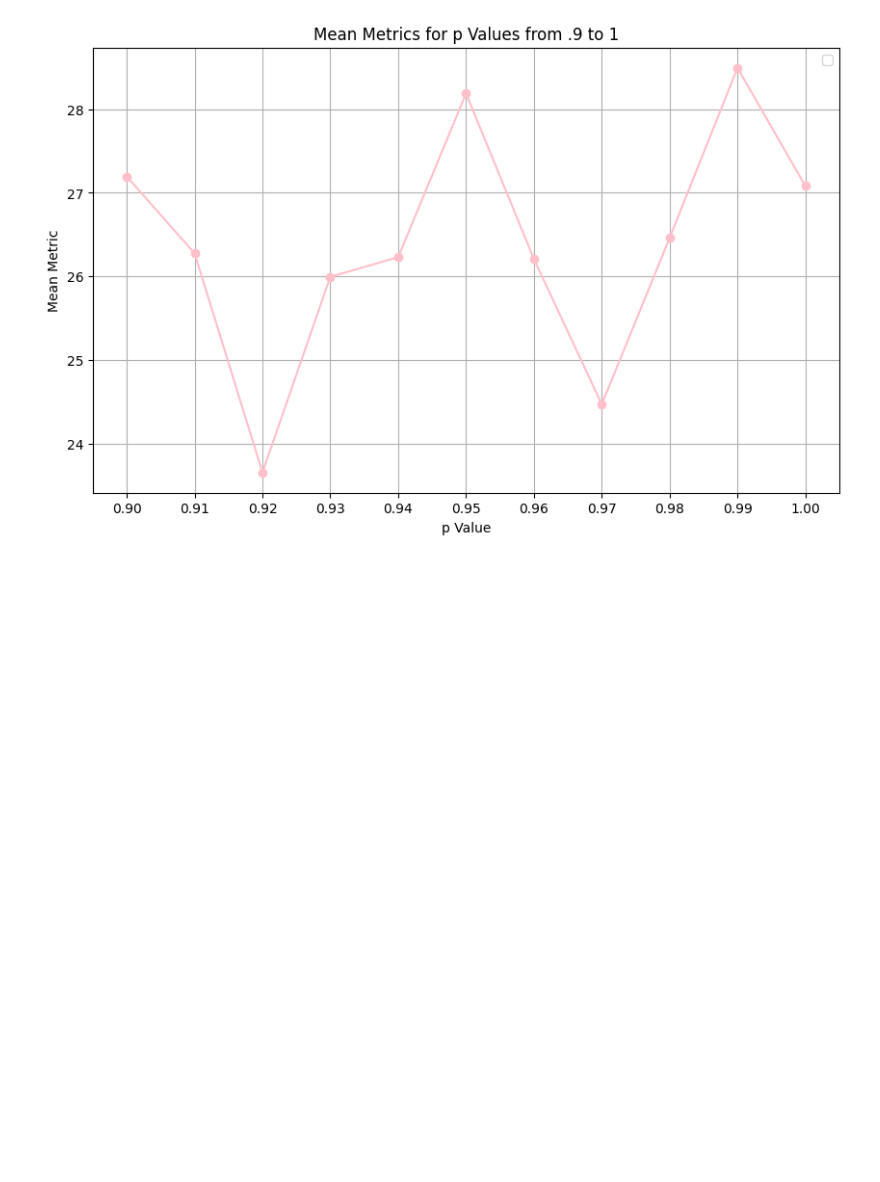
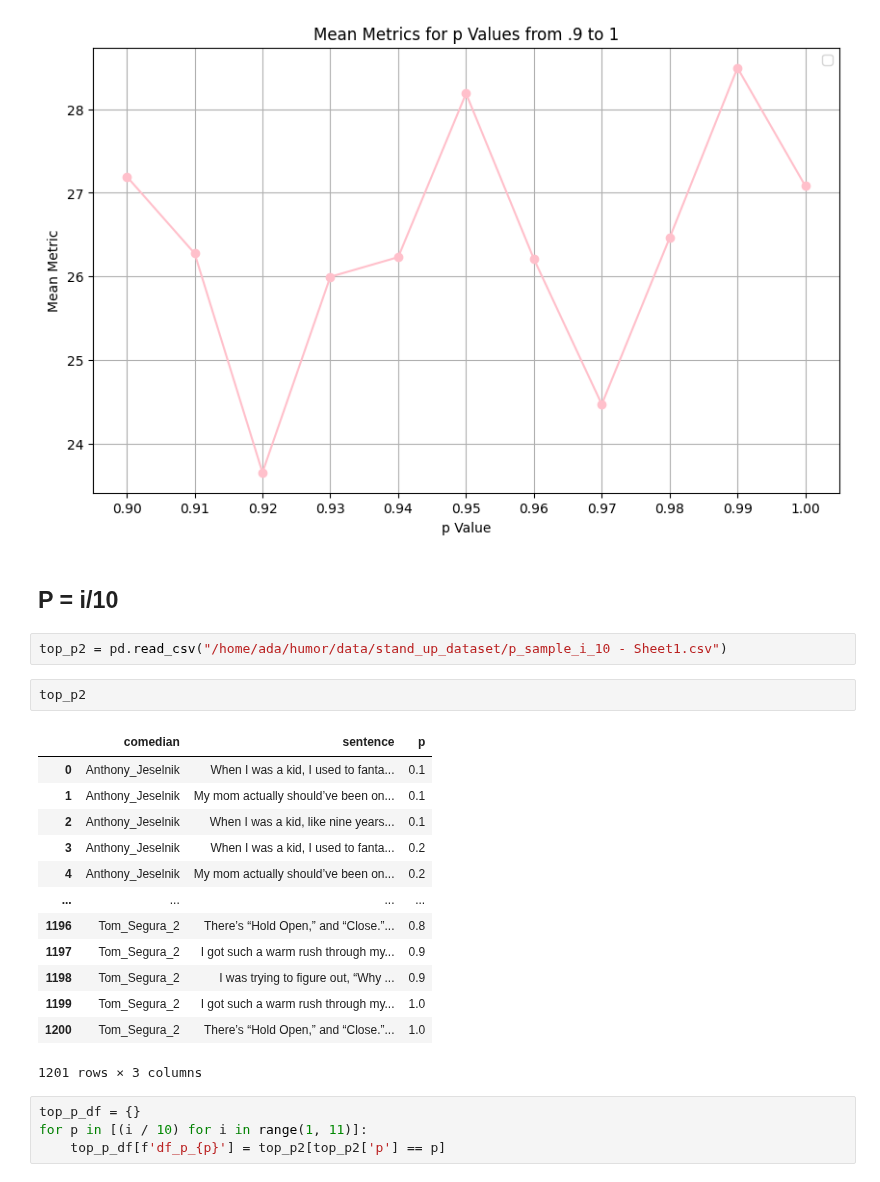
Before and after one commit to swaggirl9000/humor, a Jupyter notebook: notebooks/base_metric_comparison.ipynb, the cells around one changed output. Saved outputs shown, nothing was run; the diff lists cells and outputs as text; blank space fills up the shorter version.

```diff
--- a/notebooks/base_metric_comparison.ipynb
+++ b/notebooks/base_metric_comparison.ipynb
@@ -967,3 +967,27 @@ plt.show()
 # %% [output]
 No artists with labels found to put in legend.  Note that artists whose label start with an underscore are ignored when legend() is called with no argument.
 [figure]
+# %% [markdown]
+## P = i/10
+# %%
+top_p2 = pd.read_csv("/home/ada/humor/data/stand_up_dataset/p_sample_i_10 - Sheet1.csv")
+# %%
+top_p2
+# %% [output]
+|  | comedian | sentence | p |
+| 0 | Anthony_Jeselnik | When I was a kid, I used to fanta... | 0.1 |
+| 1 | Anthony_Jeselnik | My mom actually should’ve been on... | 0.1 |
+| 2 | Anthony_Jeselnik | When I was a kid, like nine years... | 0.1 |
+| 3 | Anthony_Jeselnik | When I was a kid, I used to fanta... | 0.2 |
+| 4 | Anthony_Jeselnik | My mom actually should’ve been on... | 0.2 |
+| ... | ... | ... | ... |
+| 1196 | Tom_Segura_2 | There’s “Hold Open,” and “Close.”... | 0.8 |
+| 1197 | Tom_Segura_2 | I got such a warm rush through my... | 0.9 |
+| 1198 | Tom_Segura_2 | I was trying to figure out, “Why ... | 0.9 |
+| 1199 | Tom_Segura_2 | I got such a warm rush through my... | 1.0 |
+| 1200 | Tom_Segura_2 | There’s “Hold Open,” and “Close.”... | 1.0 |
+1201 rows × 3 columns
+# %%
+top_p_df = {}
+for p in [(i / 10) for i in range(1, 11)]:
+    top_p_df[f'df_p_{p}'] = top_p2[top_p2['p'] == p]
```
Also changed, not shown: parts of 14 cells of this notebook, 1 other file.
